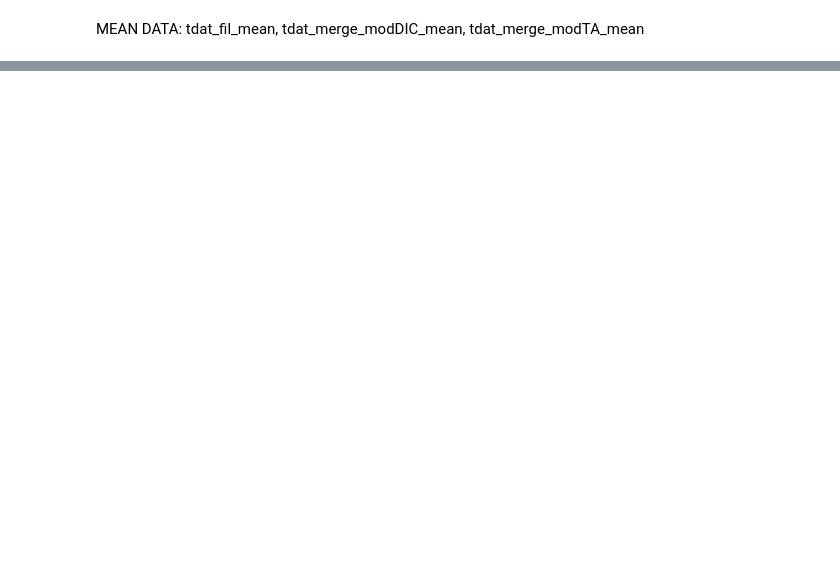
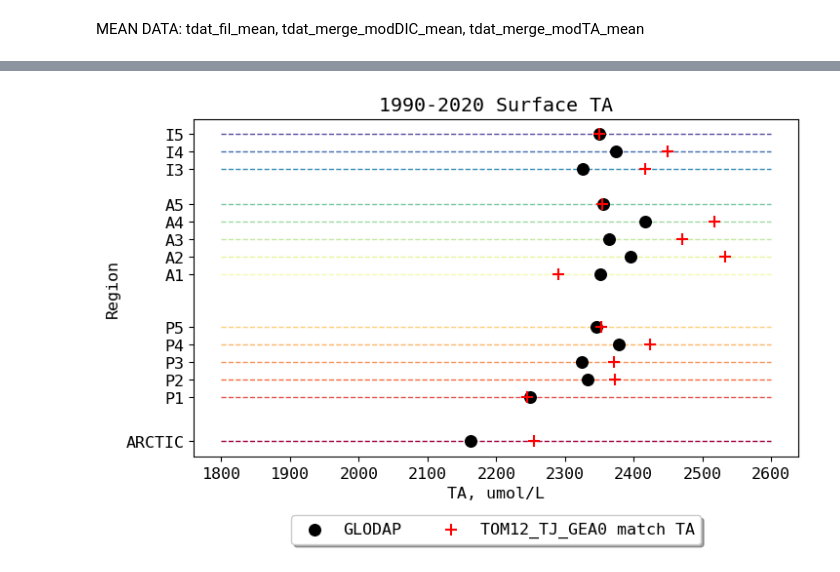
Before and after one commit to biu23/Carbonate_Chemistry_Models, a Jupyter notebook: test_script/function_1.ipynb, the cells around one changed output, grey strips where cells are left out. Drawn from its saved outputs; the diff is of its cells as text; code cells hidden in the pictures; blank space fills up the shorter version.

```diff
--- a/test_script/function_1.ipynb
+++ b/test_script/function_1.ipynb
@@ -297,33 +480,38 @@ plt.scatter(tdat_merge_modTA_mean['obs_TA'],tdat_merge_modTA_mean['REG'] ,
 plt.scatter(tdat_merge_modTA_mean['Alkalini']* 1e6,tdat_merge_modTA_mean['REG'] ,
             marker = '+', s=s,label = f'{modlist} match TA',color='r', zorder=5)
 
 #background region line
 xmin = 1800
 xmax = 2600
 for i in range(0,len(regs)):
     rgba = cmap(norm(regdict[regs[i]]['number']))
     plt.hlines(y=regdict[regs[i]]['number'],
                xmin=xmin,
                xmax=xmax,
                 colors = rgba, linestyles='--', lw=1, zorder=-5)
     # plt.plot(xmin,regdict[regs[i]]['number'],
     #          color = rgba, label = regs[i],zorder=-4)        # for legend
     regdict[regs[i]]['colour'] = rgba
 
 # y label
 plt.yticks(y, labels) #rotation='vertical')
 
 # legend position
 box = ax.get_position()
 ax.set_position([box.x0, box.y0 + box.height * 0.1,
                  box.width, box.height * 0.9])
 ax.legend(loc='upper center', bbox_to_anchor=(0.5, -0.15),
           fancybox=True, shadow=True, ncol=3) # Put a legend below current axis
 
 
 plt.xlabel('TA, umol/L')
 plt.ylabel('Region')
 plt.title(f'{yrst}-{yrend} Surface TA')
+
+image_file_path = os.path.join(directory_path, f'{yrst}-{yrend}Surface_TA.png')
+plt.savefig(image_file_path)
+# %% [output]
+[figure, added]
 # %%
 fig = plt.figure(figsize=(8,5))
 ax = plt.subplot(111)
```
Also changed, not shown: parts of 24 cells of this notebook, 1 other file.
